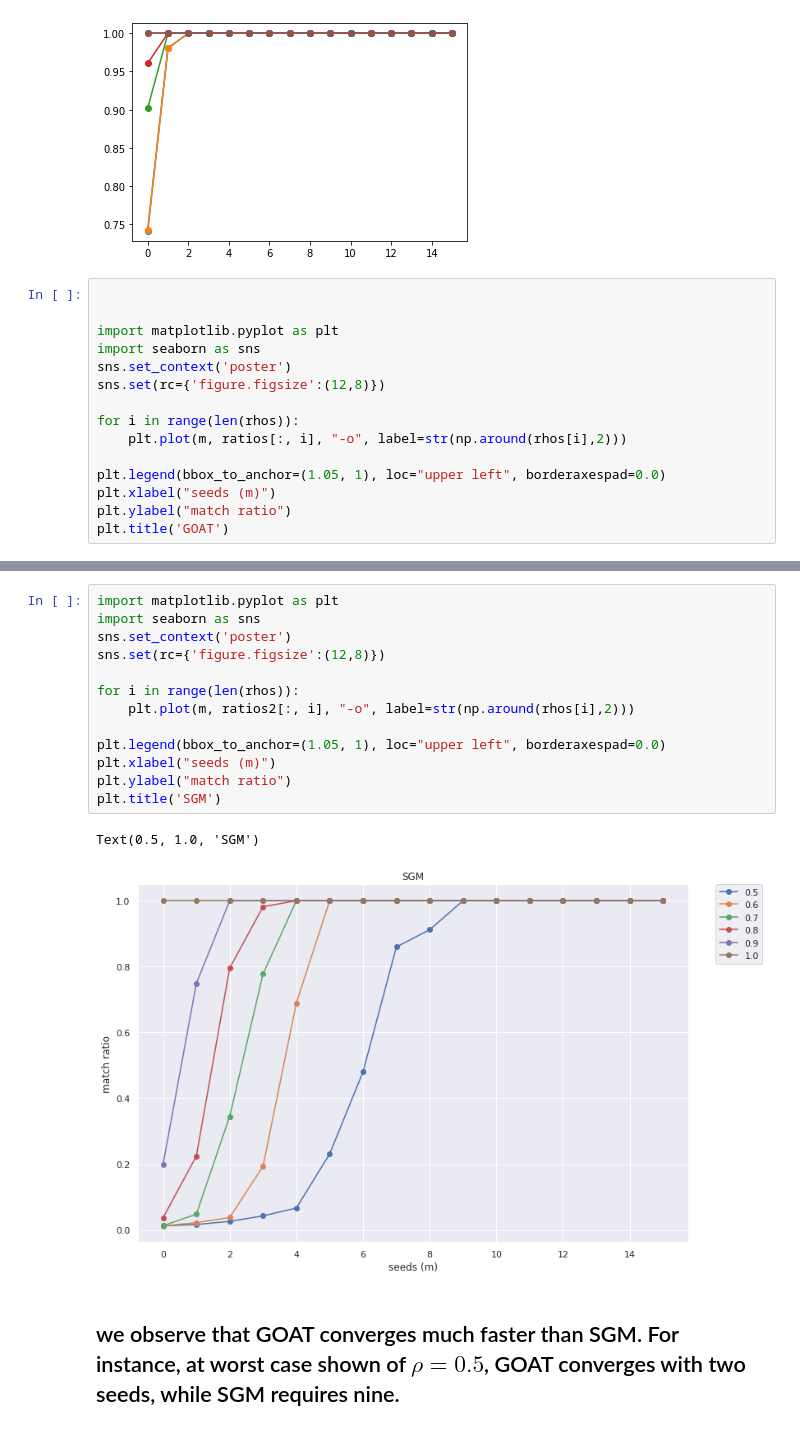
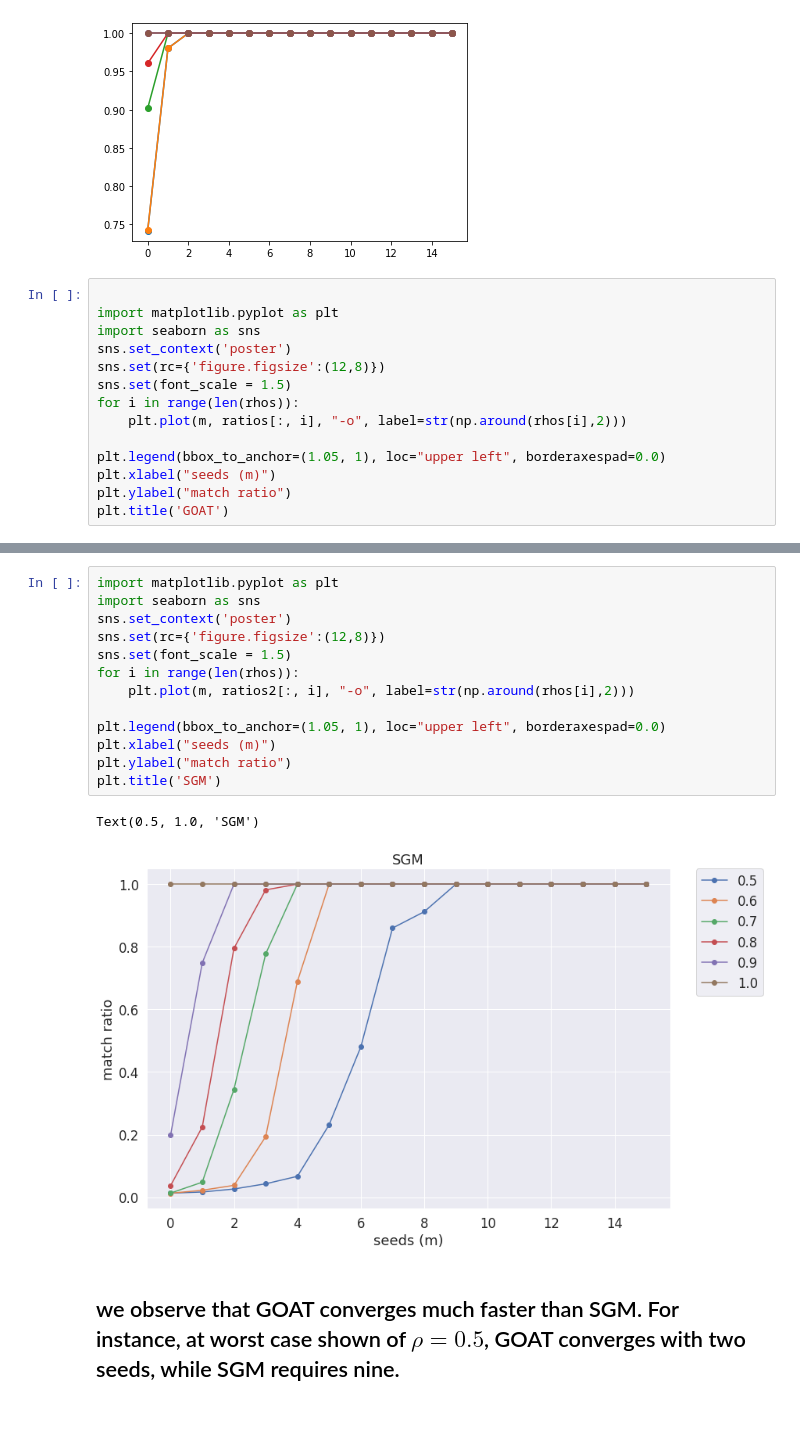
Before and after one commit to neurodata/goat, a Jupyter notebook: docs/sgm.ipynb, the cells around one changed output, grey strips where cells are left out. Saved outputs shown, nothing was run; the diff lists cells and outputs as text.

```diff
--- a/docs/sgm.ipynb
+++ b/docs/sgm.ipynb
@@ -86,13 +86,12 @@ plt.ylabel("match ratio")
 IndexError: index 6 is out of bounds for axis 0 with size 6
 [figure]
 # %%
-
 
 import matplotlib.pyplot as plt
 import seaborn as sns
 sns.set_context('poster')
 sns.set(rc={'figure.figsize':(12,8)})
-
+sns.set(font_scale = 1.5)
 for i in range(len(rhos)):
     plt.plot(m, ratios[:, i], "-o", label=str(np.around(rhos[i],2)))
 
@@ -165,18 +164,18 @@ for k in range(len(rhos)):
 # %%
 import matplotlib.pyplot as plt
 import seaborn as sns
 sns.set_context('poster')
 sns.set(rc={'figure.figsize':(12,8)})
-
+sns.set(font_scale = 1.5)
 for i in range(len(rhos)):
     plt.plot(m, ratios2[:, i], "-o", label=str(np.around(rhos[i],2)))
 
 plt.legend(bbox_to_anchor=(1.05, 1), loc="upper left", borderaxespad=0.0)
 plt.xlabel("seeds (m)")
 plt.ylabel("match ratio")
 plt.title('SGM')
 # %% [output]
 Text(0.5, 1.0, 'SGM')
-[figure, old version]
+[figure, new version]
 # %% [markdown]
 ## we observe that GOAT converges much faster than SGM. For instance, at worst case shown of $\rho = 0.5$, GOAT converges with two seeds, while SGM requires nine.
```
Also changed, not shown: parts of 1 cell of this notebook.
